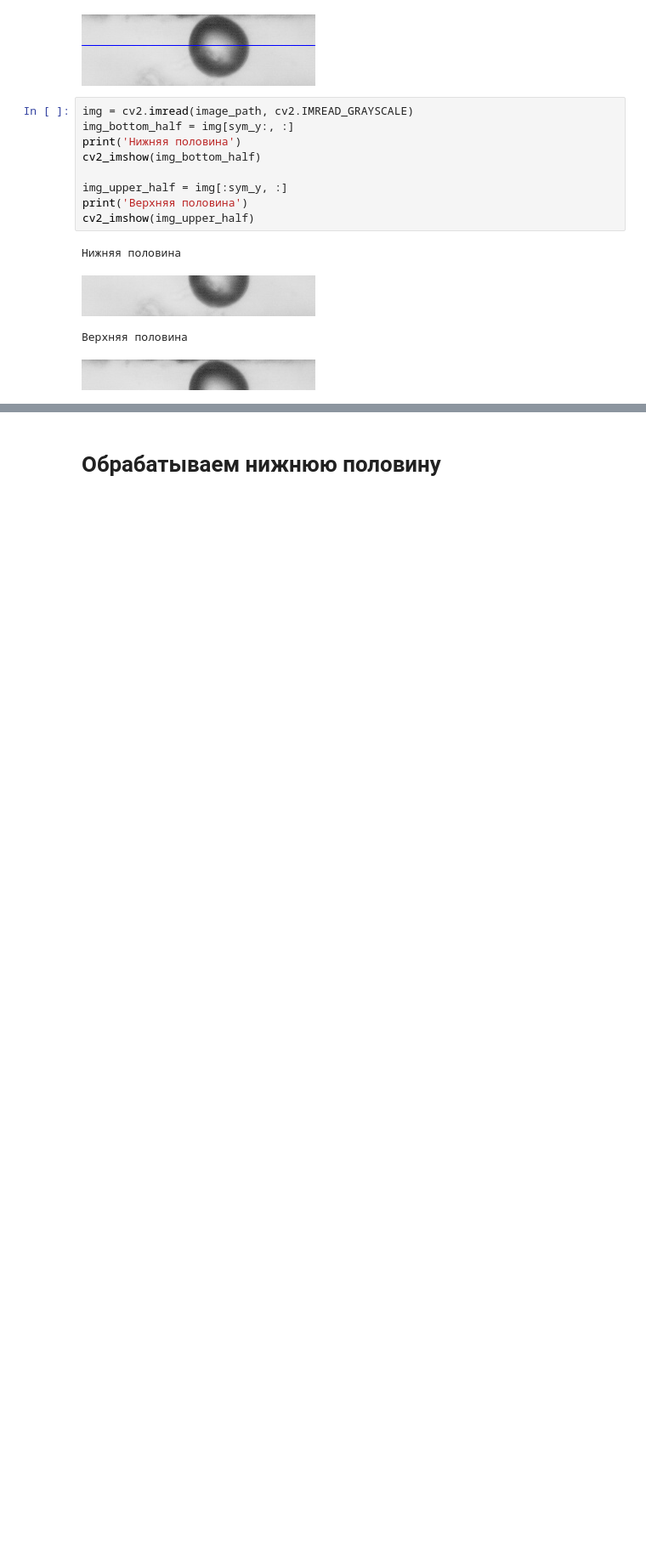
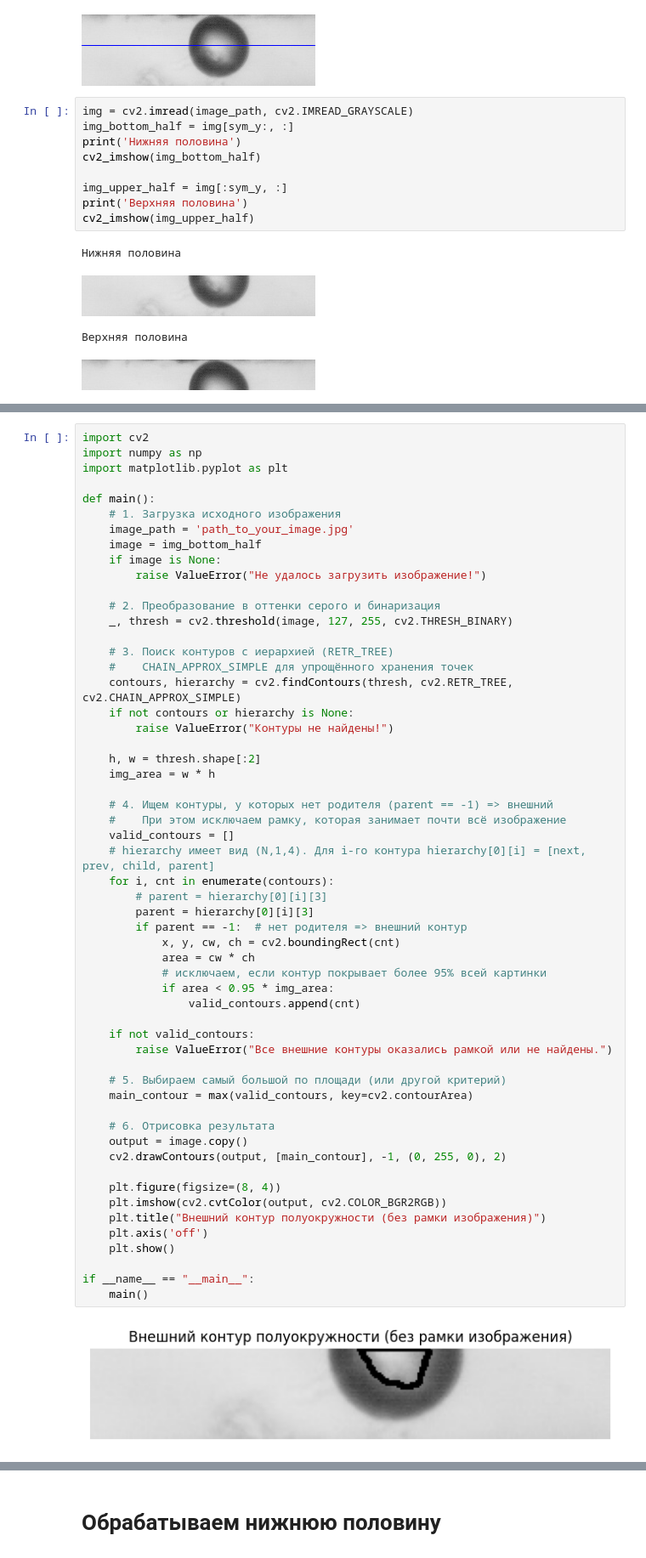
Before and after one commit to odheL42/NSU-senior-project, a Jupyter notebook: tested_methods.ipynb, the cells around one changed output, grey strips where cells are left out. Shown at 85% size. Cells and saved outputs as stored; diff of their text form; blank space fills up the shorter version.

```diff
--- a/tested_methods.ipynb
+++ b/tested_methods.ipynb
@@ -175,0 +229,58 @@ cv2_imshow(img_upper_half)
+# %%
+import cv2
+import numpy as np
+import matplotlib.pyplot as plt
+
+def main():
+    # 1. Загрузка исходного изображения
+    image_path = 'path_to_your_image.jpg'
+    image = img_bottom_half
+    if image is None:
+        raise ValueError("Не удалось загрузить изображение!")
+
+    # 2. Преобразование в оттенки серого и бинаризация
+    _, thresh = cv2.threshold(image, 127, 255, cv2.THRESH_BINARY)
+
+    # 3. Поиск контуров с иерархией (RETR_TREE)
+    #    CHAIN_APPROX_SIMPLE для упрощённого хранения точек
+    contours, hierarchy = cv2.findContours(thresh, cv2.RETR_TREE, cv2.CHAIN_APPROX_SIMPLE)
+    if not contours or hierarchy is None:
+        raise ValueError("Контуры не найдены!")
+
+    h, w = thresh.shape[:2]
+    img_area = w * h
+
+    # 4. Ищем контуры, у которых нет родителя (parent == -1) => внешний
+    #    При этом исключаем рамку, которая занимает почти всё изображение
+    valid_contours = []
+    # hierarchy имеет вид (N,1,4). Для i-го контура hierarchy[0][i] = [next, prev, child, parent]
+    for i, cnt in enumerate(contours):
+        # parent = hierarchy[0][i][3]
+        parent = hierarchy[0][i][3]
+        if parent == -1:  # нет родителя => внешний контур
+            x, y, cw, ch = cv2.boundingRect(cnt)
+            area = cw * ch
+            # исключаем, если контур покрывает более 95% всей картинки
+            if area < 0.95 * img_area:
+                valid_contours.append(cnt)
+
+    if not valid_contours:
+        raise ValueError("Все внешние контуры оказались рамкой или не найдены.")
+
+    # 5. Выбираем самый большой по площади (или другой критерий)
+    main_contour = max(valid_contours, key=cv2.contourArea)
+
+    # 6. Отрисовка результата
+    output = image.copy()
+    cv2.drawContours(output, [main_contour], -1, (0, 255, 0), 2)
+
+    plt.figure(figsize=(8, 4))
+    plt.imshow(cv2.cvtColor(output, cv2.COLOR_BGR2RGB))
+    plt.title("Внешний контур полуокружности (без рамки изображения)")
+    plt.axis('off')
+    plt.show()
+
+if __name__ == "__main__":
+    main()
+# %% [output]
+[figure, added]
```
Also changed, not shown: parts of 4 cells of this notebook.
